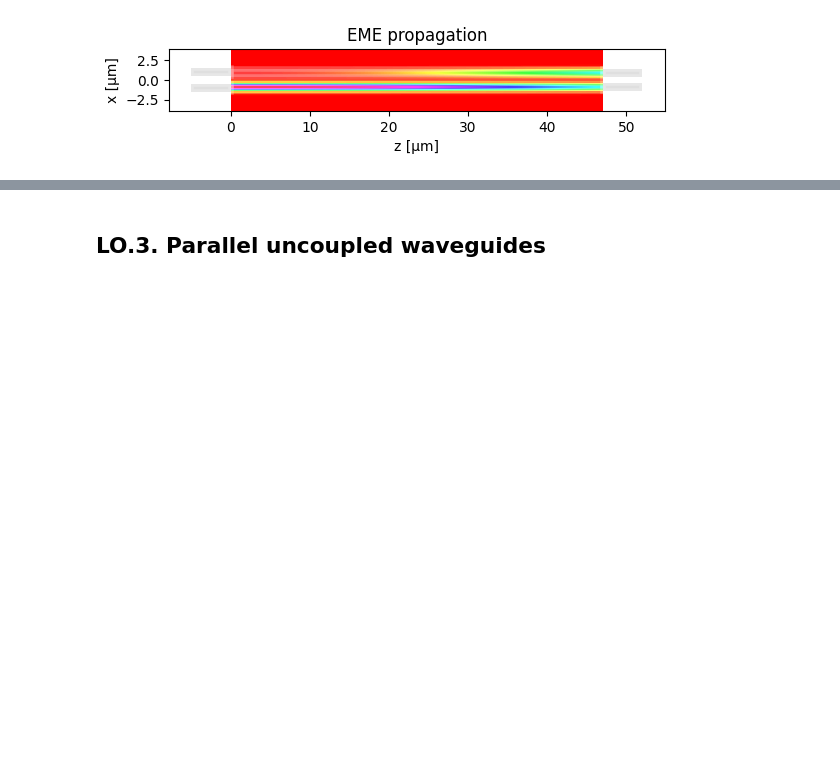
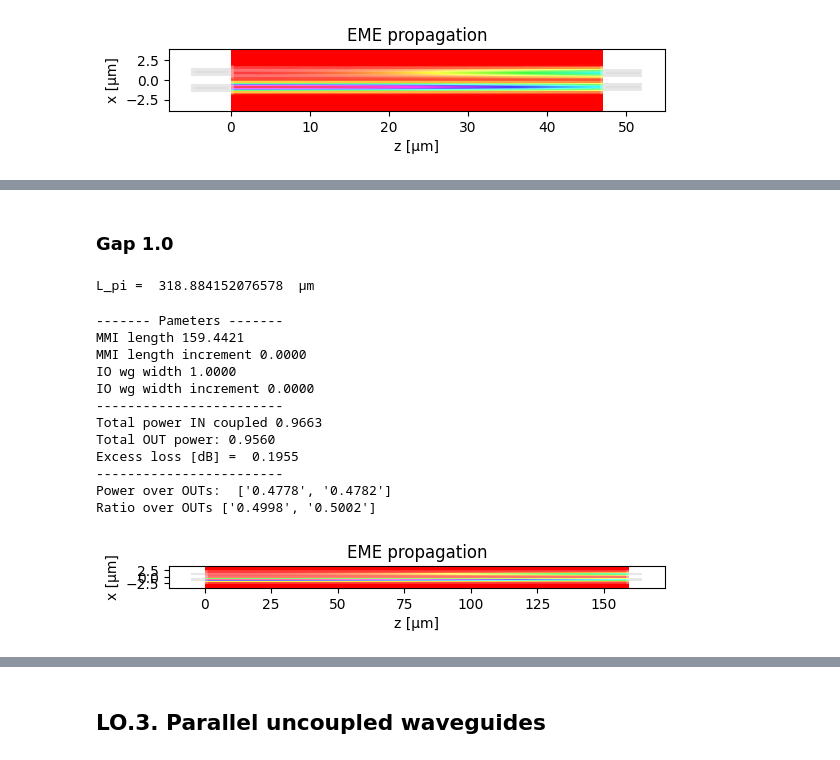
Before and after one commit to amsanbasPIC/pic-upv-lab2, a Jupyter notebook: COUPLERS_Student.ipynb, the cells around one changed output, grey strips where cells are left out. Drawn from its saved outputs; the diff is of its cells as text; code cells hidden in the pictures; blank space fills up the shorter version.

```diff
--- a/COUPLERS_Student.ipynb
+++ b/COUPLERS_Student.ipynb
@@ -167,0 +272,34 @@ Ratio over OUTs ['0.5000', '0.5000']
+# %% [markdown]
+### Gap 1.0
+# %%
+wg_gap = 1.0
+m = DC_EME()
+m.MMI_num_modes = 12
+m.DC_wg_gap = wg_gap
+m.DC_wg_width = wg_width
+m.DC_N_waveguides = wg_N
+m.find_all_modes()
+L_pi = m.get_L_pi()
+
+print("L_pi = ", L_pi, " µm")
+
+m.n_IN = 2
+m.n_OUT = 2
+
+m.L_MMI = 0.5*L_pi
+m.propagation()
+# %% [output]
+L_pi =  318.884152076578  µm
+------- Pameters -------
+MMI length 159.4421
+MMI length increment 0.0000
+IO wg width 1.0000
+IO wg width increment 0.0000
+------------------------
+Total power IN coupled 0.9663
+Total OUT power: 0.9560
+Excess loss [dB] =  0.1955
+------------------------
+Power over OUTs:  ['0.4778', '0.4782']
+Ratio over OUTs ['0.4998', '0.5002']
+[figure, added]
```
Also changed, not shown: parts of 21 cells of this notebook.
